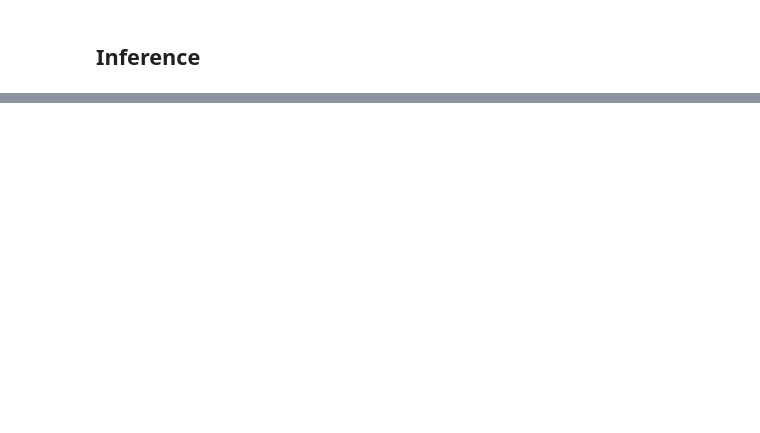
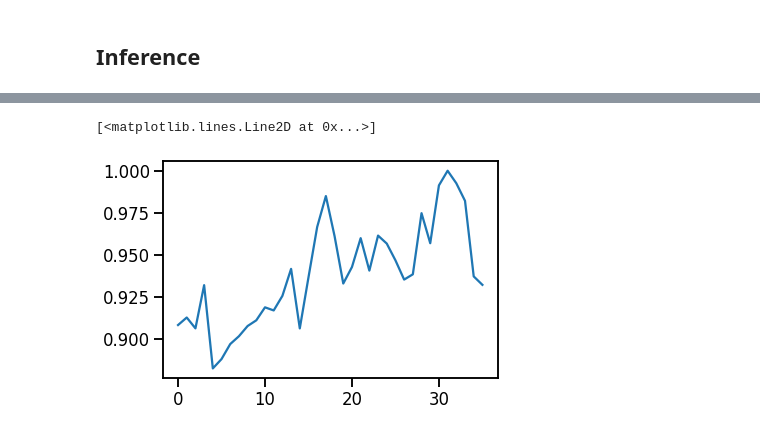
Before and after one commit to wlwlct/Time-Series-Forecasting, a Jupyter notebook: Notebooks/Transformer Code Test.ipynb, the cells around one changed output, grey strips where cells are left out. Cells and saved outputs as stored; diff of their text form; code cells hidden in the pictures; blank space fills up the shorter version.

```diff
--- a/Notebooks/Transformer Code Test.ipynb
+++ b/Notebooks/Transformer Code Test.ipynb
@@ -541,4 +600,7 @@ for forward_step in range(35):
 # %%
-plt.plot(dataset[3435:])
+plt.plot(dataset[trainX.shape[0]:])
+# %% [output]
+[<matplotlib.lines.Line2D at 0x...>]
+[figure, added]
 # %%
 plt.plot(pred)
```
Also changed, not shown: parts of 17 cells of this notebook.
